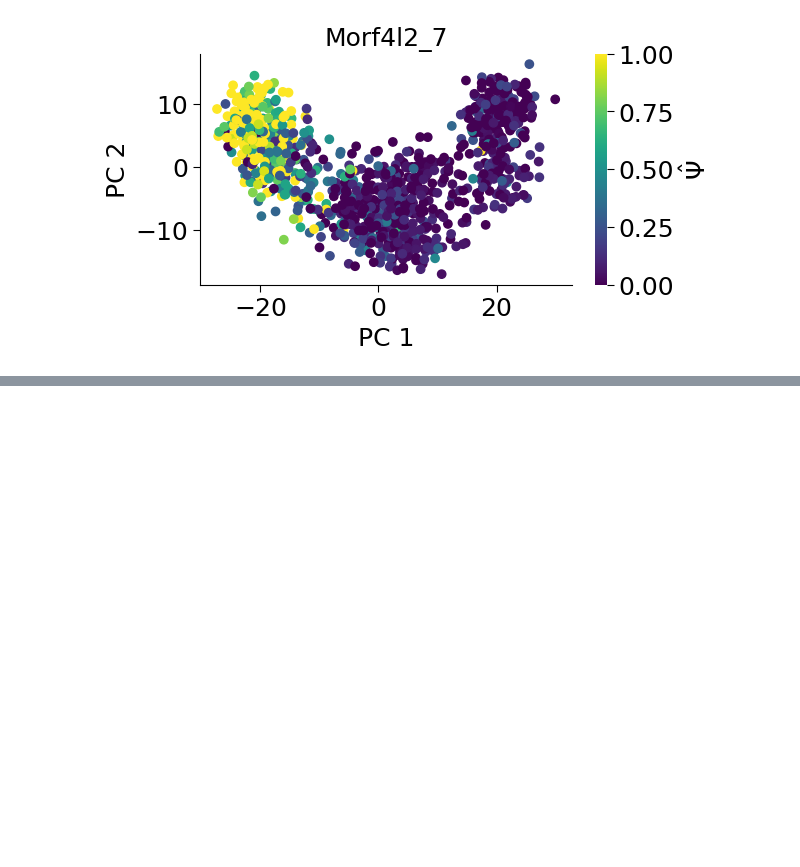
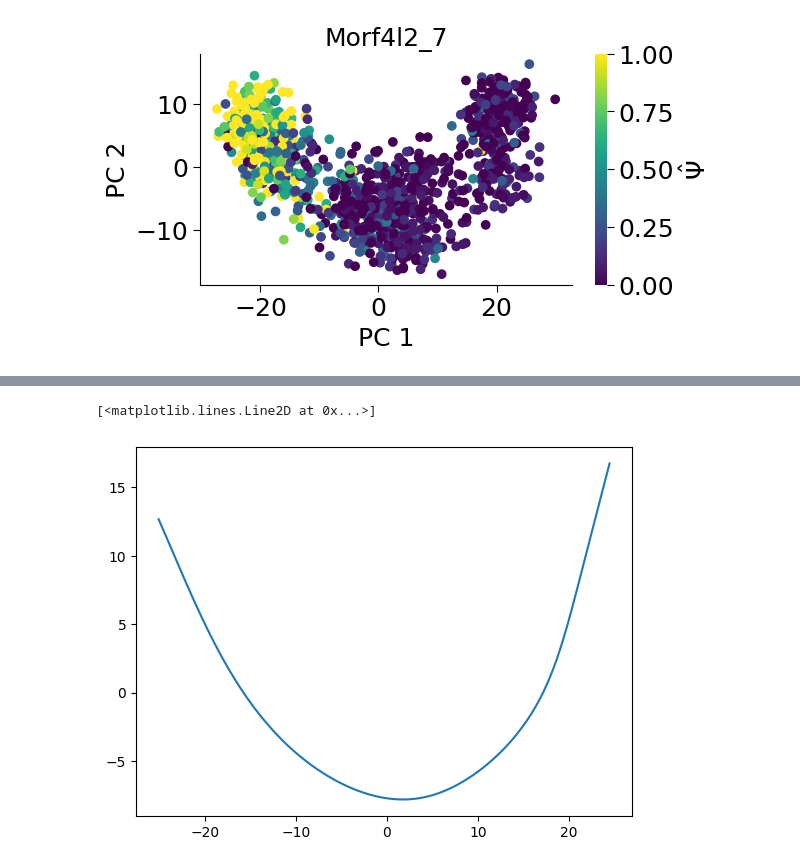
Before and after one commit to lareaulab/analysis_psix, a Jupyter notebook: mouse_brain_development/mouse_brain_development.ipynb, the cells around one changed output, grey strips where cells are left out. Cells and saved outputs as stored; diff of their text form; code cells hidden in the pictures; blank space fills up the shorter version.

```diff
--- a/mouse_brain_development/mouse_brain_development.ipynb
+++ b/mouse_brain_development/mouse_brain_development.ipynb
@@ -586,0 +539,2 @@ norm_expression.shape
+# %%
+pseudotime = pd.read_csv('data/preprocess/tables/pseudotime.tab.gz', sep='\t', index_col=0)
@@ -586,0 +550,8 @@ norm_expression.shape
+# %%
+pseudotime = pseudotime.sort_values('lineage_1_pseudotime')
+order_cells = pseudotime.index
+# %%
+plt.plot(pseudotime.lineage_1_PC_1, pseudotime.lineage_1_PC_2)
+# %% [output]
+[<matplotlib.lines.Line2D at 0x...>]
+[figure, added]
```
Also changed, not shown: parts of 14 cells of this notebook, 35 other files.
